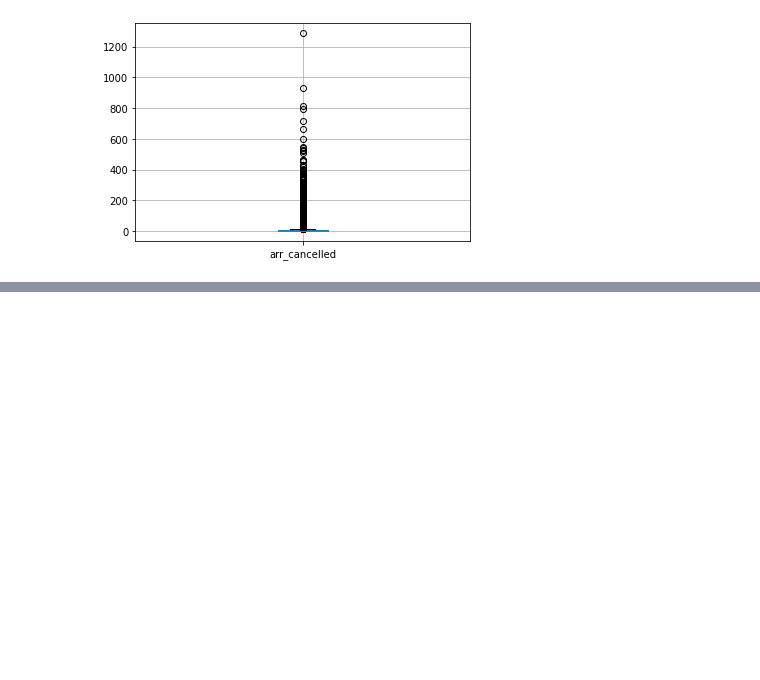
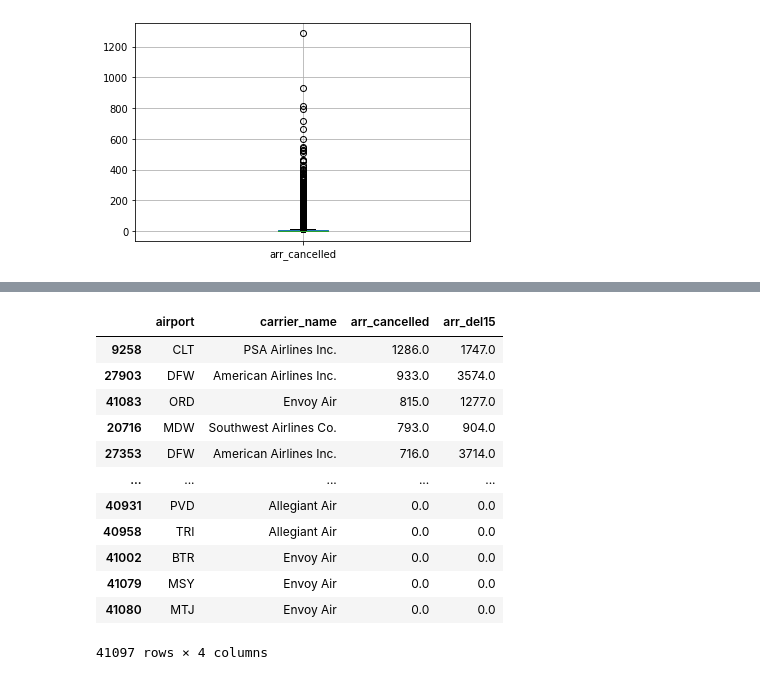
Before and after one commit to Davis-Data-Science-Club/Pandas-Tutorial, a Jupyter notebook: airline_delays_analysis.ipynb, the cells around one changed output, grey strips where cells are left out. Saved outputs shown, nothing was run; the diff lists cells and outputs as text; code cells hidden in the pictures; blank space fills up the shorter version.

```diff
--- a/airline_delays_analysis.ipynb
+++ b/airline_delays_analysis.ipynb
@@ -116,3 +253,22 @@ df.boxplot(column=['arr_cancelled'])
+# %%
+#3. Identify the worst airport/airline service combination.
+# Sort by cancelled flights, then by delayed flights
+worstServices = df.loc[:,['airport','carrier_name','arr_cancelled', 'arr_del15']]
+worstServices.sort_values(by=['arr_cancelled', 'arr_del15'], ascending=False)
+# %% [output]
+|  | airport | carrier_name | arr_cancelled | arr_del15 |
+| 9258 | CLT | PSA Airlines Inc. | 1286.0 | 1747.0 |
+| 27903 | DFW | American Airlines Inc. | 933.0 | 3574.0 |
+| 41083 | ORD | Envoy Air | 815.0 | 1277.0 |
+| 20716 | MDW | Southwest Airlines Co. | 793.0 | 904.0 |
+| 27353 | DFW | American Airlines Inc. | 716.0 | 3714.0 |
+| ... | ... | ... | ... | ... |
+| 40931 | PVD | Allegiant Air | 0.0 | 0.0 |
+| 40958 | TRI | Allegiant Air | 0.0 | 0.0 |
+| 41002 | BTR | Envoy Air | 0.0 | 0.0 |
+| 41079 | MSY | Envoy Air | 0.0 | 0.0 |
+| 41080 | MTJ | Envoy Air | 0.0 | 0.0 |
+41097 rows × 4 columns
 # %%
 
 df['date'] = pd.to_datetime(df['date'], format='%Y-%m').dt.strftime(('%Y-%m'))
```
Also changed, not shown: parts of 22 cells of this notebook, 2 other files.
